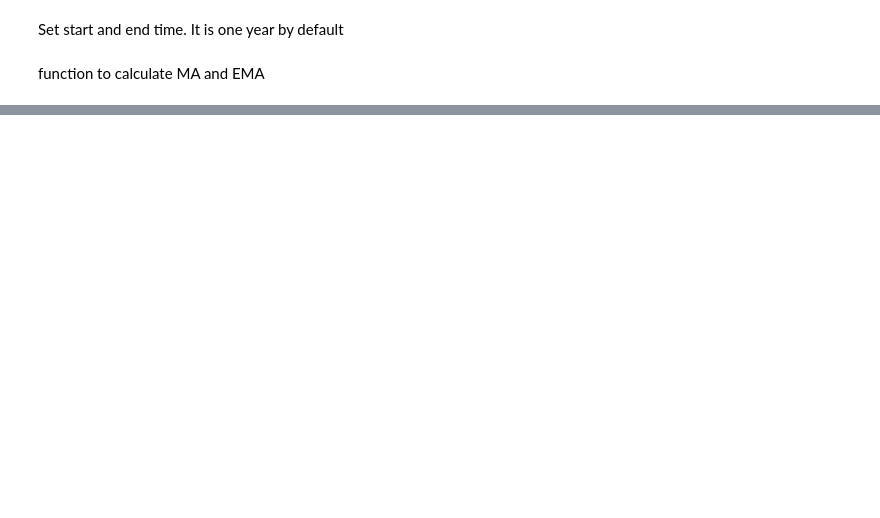
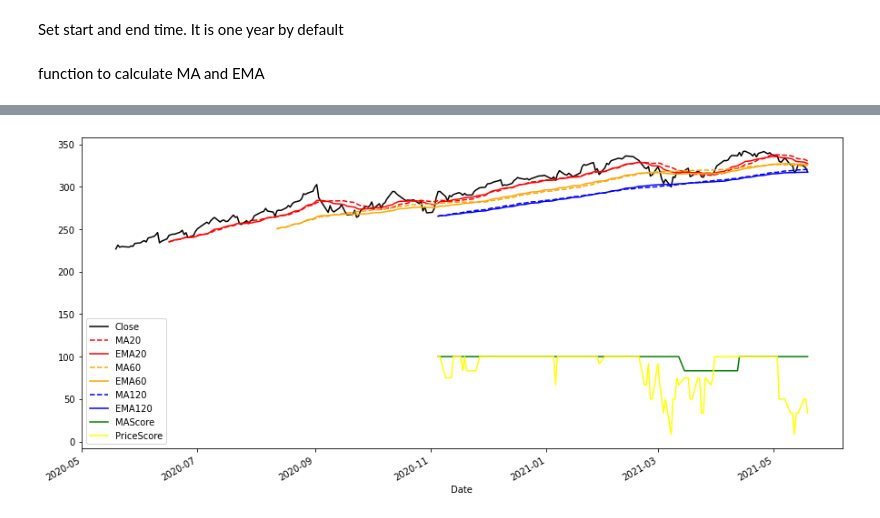
Before and after one commit to YuyuLin1003/stock_analysis, a Jupyter notebook: stock.ipynb, the cells around one changed output, grey strips where cells are left out. Cells and saved outputs as stored; diff of their text form; code cells hidden in the pictures; blank space fills up the shorter version.

Commit message:
finish caculate score function.

```diff
--- a/stock.ipynb
+++ b/stock.ipynb
@@ -25,14 +89,7 @@ Process the data frame
 # %%
-def addMAData(prices_df):
-    prices_df['MA20'] = caculateMA(prices_df['Close'], 20)
-    prices_df['MA60'] = caculateMA(prices_df['Close'], 60)
-    prices_df['MA120'] = caculateMA(prices_df['Close'], 120)
-    prices_df['EMA20'] = caculateEMA(prices_df['Close'], 20)
-    prices_df['EMA60'] = caculateEMA(prices_df['Close'], 60)
-    prices_df['EMA120'] = caculateEMA(prices_df['Close'], 120)
 
 
-def plotMAData(prices_df):
+def plotStock(prices_df):
     prices_df['Close'].plot(figsize=(15, 7), label='Close', c='black')
     prices_df['MA20'].plot(label='MA20', c='red', linestyle='dashed')
     prices_df['EMA20'].plot(label='EMA20', c='red')
@@ -40,8 +97,14 @@ def plotMAData(prices_df):
     prices_df['EMA60'].plot(label='EMA60', c='orange')
     prices_df['MA120'].plot(label='MA120', c='blue', linestyle='dashed')
     prices_df['EMA120'].plot(label='EMA120', c='blue')
+    prices_df['MAScore'].plot(label='MAScore', c='green')
+    prices_df['PriceScore'].plot(label='PriceScore', c='yellow')
     plt.legend()
 # %%
-def getStockDate(name):
-    stock = web.DataReader(name,'yahoo',start,end)
+def getStockData(name):
+    stock = web.DataReader(name, 'yahoo', start, end)
     addMAData(stock)
+    addMAScore(stock)
+    addPriceScore(stock)
+    plotStock(stock)
+    return stock
@@ -120,0 +111,5 @@ apple.tail(1)
+# %%
+
+google=getStockData('QQQ')
+# %% [output]
+[figure, added]
```
Also changed, not shown: parts of 12 cells of this notebook.
